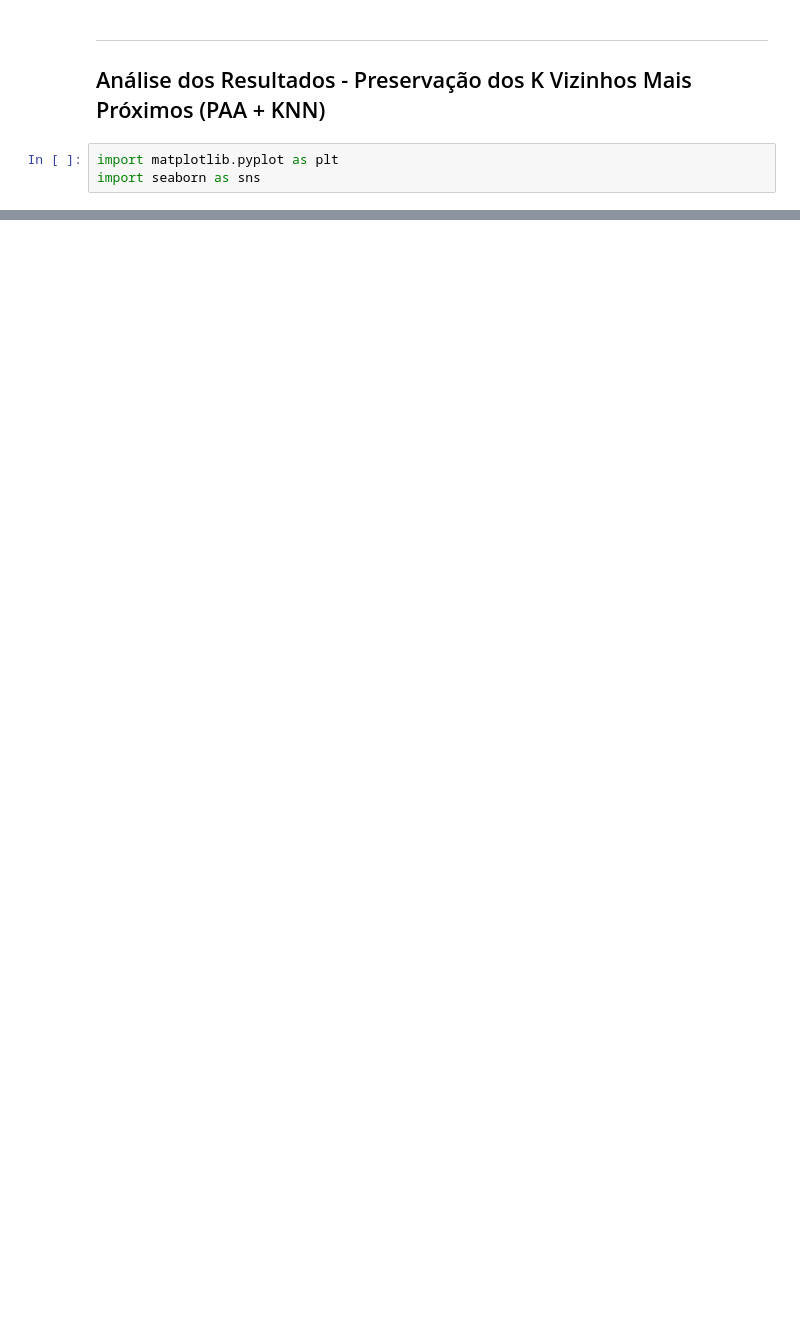
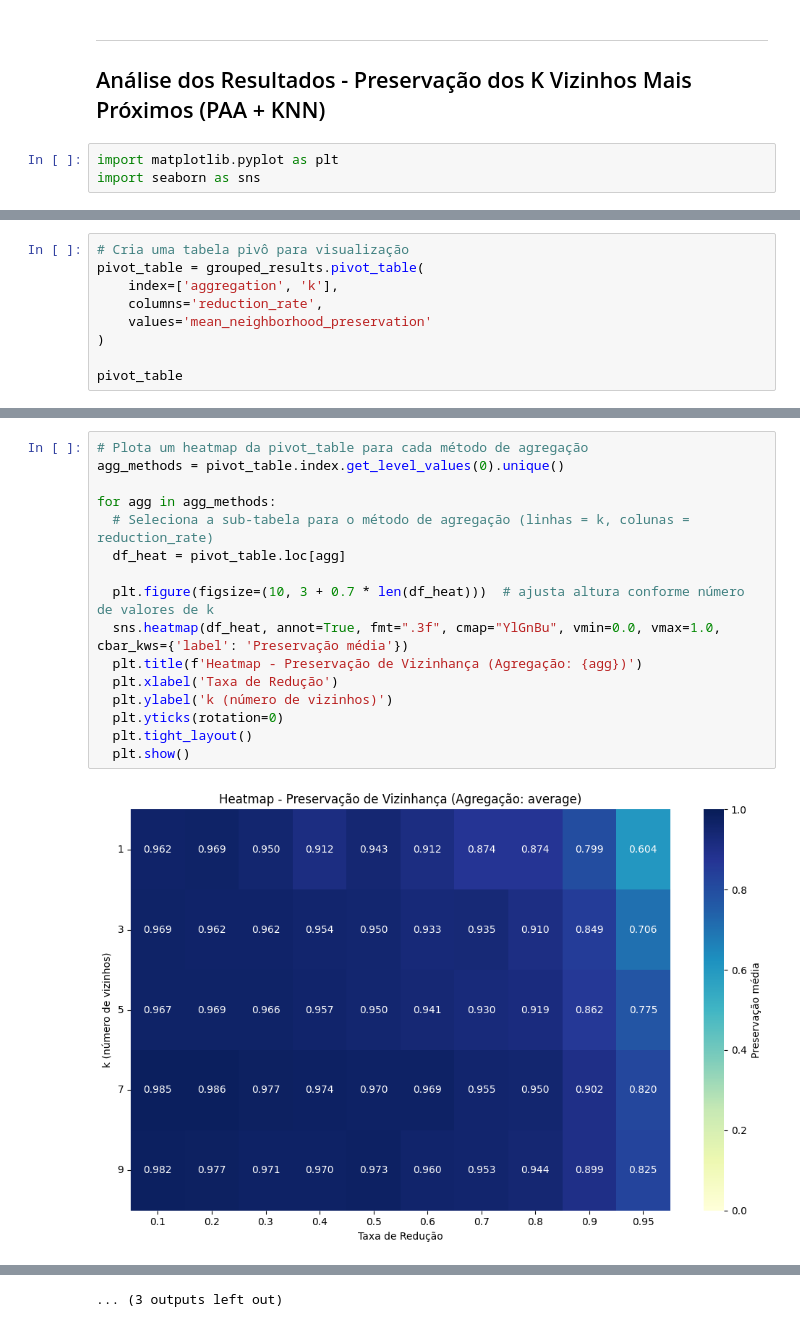
Before and after one commit to MoroFernando/time-series-dimensionality-reduction, a Jupyter notebook: paa-knn.ipynb, the cells around one changed output, grey strips where cells are left out. Drawn from its saved outputs; the diff is of its cells as text; blank space fills up the shorter version.

```diff
--- a/paa-knn.ipynb
+++ b/paa-knn.ipynb
@@ -393,0 +405,9 @@ grouped_results
+# %%
+# Cria uma tabela pivô para visualização
+pivot_table = grouped_results.pivot_table(
+    index=['aggregation', 'k'],
+    columns='reduction_rate',
+    values='mean_neighborhood_preservation'
+)
+
+pivot_table
@@ -393,0 +429,18 @@ grouped_results
+# %%
+# Plota um heatmap da pivot_table para cada método de agregação
+agg_methods = pivot_table.index.get_level_values(0).unique()
+
+for agg in agg_methods:
+  # Seleciona a sub-tabela para o método de agregação (linhas = k, colunas = reduction_rate)
+  df_heat = pivot_table.loc[agg]
+
+  plt.figure(figsize=(10, 3 + 0.7 * len(df_heat)))  # ajusta altura conforme número de valores de k
+  sns.heatmap(df_heat, annot=True, fmt=".3f", cmap="YlGnBu", vmin=0.0, vmax=1.0, cbar_kws={'label': 'Preservação média'})
+  plt.title(f'Heatmap - Preservação de Vizinhança (Agregação: {agg})')
+  plt.xlabel('Taxa de Redução')
+  plt.ylabel('k (número de vizinhos)')
+  plt.yticks(rotation=0)
+  plt.tight_layout()
+  plt.show()
+# %% [output]
+[figure, added]
@@ -394,3 +458,4 @@ grouped_results
+... (3 outputs left out)
 # %%
 # Plota um gráfico de barras para visualizar a média da similaridade dos K vizinhos por método de agregação
 rates = grouped_results['reduction_rate'].unique()
```
Also changed, not shown: parts of 7 cells of this notebook, 1 other file.
